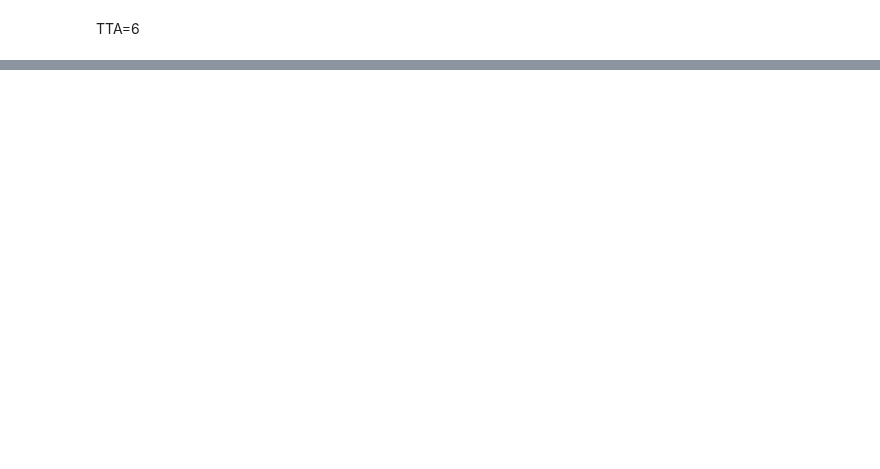
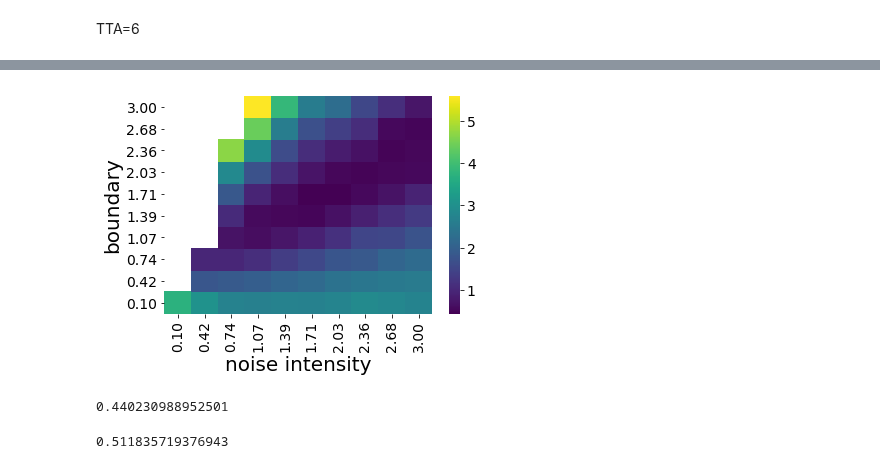
Before and after one commit to cherepaha/evidence_accumulation_in_gap_acceptance, a Jupyter notebook: modeling_first_look.ipynb, the cells around one changed output, grey strips where cells are left out. Saved outputs shown, nothing was run; the diff lists cells and outputs as text; code cells hidden in the pictures; blank space fills up the shorter version.

```diff
--- a/modeling_first_look.ipynb
+++ b/modeling_first_look.ipynb
@@ -105,0 +150,34 @@ axes = plot_ddm_traces(sim_data_6)
+# %%
+def model_error_ml(sim_measures, exp_measures):
+    # TODO: maximum likelihood fitting
+    pass
+
+def model_error_chi_sq(sim_measures, exp_measures):
+    # TODO: chi-squared fitting
+    pass
+
+def model_error_wls_per_condition(sim_measures, exp_measures):
+    # weighted least squares fitting, as described in Ratcliff & Tuerlinckx 2002
+    p_exp = exp_measures.is_turn_decision.mean()
+    p_model = sim_measures.is_turn_decision.mean()
+    delta_p = (p_model - p_exp)**2
+
+    rt_quantiles = [0.1, 0.3, 0.5, 0.7, 0.9]
+    rt_q_weights = [2, 2, 1, 1, 0.5]
+
+    model_rt_quantiles = sim_measures[sim_measures.is_turn_decision].RT.quantile(rt_quantiles)
+    exp_rt_quantiles = exp_measures[exp_measures.is_turn_decision].RT.quantile(rt_quantiles)
+
+    return 4*delta_p + np.dot((model_rt_quantiles-exp_rt_quantiles)**2, rt_q_weights)*p_exp
+
+def model_error_wls(sim_measures, exp_measures):
+    error = [model_error_wls_per_condition(sim_measures[sim_measures.tta_condition==tta],
+                                           exp_measures[exp_measures.tta_condition==tta]) for tta in [4, 5, 6]]
+    return sum(error)
+# %%
+def f_wls(params):
+    sim_results = get_model_sim_results(params)
+    sim_measures = (sim_results.groupby(['tta_condition', 'n']).last().reset_index()
+                    .rename(columns={'t': 'RT'}).drop(columns=['n', 'x', 'd']))
+    exp_measures = pd.read_csv('measures.csv')
+    return model_error_wls(sim_measures, exp_measures)
@@ -105,0 +191,2 @@ axes = plot_ddm_traces(sim_data_6)
+# %%
+brute_res = optimize.brute(f_wls, ranges=((0.1, 3), (0.1, 3)), Ns=10, full_output=True, finish=optimize.fmin)
@@ -105,0 +216,8 @@ axes = plot_ddm_traces(sim_data_6)
+# %%
+labels = ['%.2f' % (x) for x in brute_res[2][1][0]]
+ax = sns.heatmap(brute_res[3], cmap='viridis', xticklabels=labels, yticklabels=labels)
+ax.invert_yaxis()
+ax.set_xlabel('noise intensity')
+ax.set_ylabel('boundary');
+# %% [output]
+[figure, added]
@@ -105,0 +227,8 @@ axes = plot_ddm_traces(sim_data_6)
+# %%
+print(np.nanmin(brute_res[3]))
+# %% [output]
+0.440230988952501
+# %%
+print(f_wls(params))
+# %% [output]
+0.511835719376943
```
Also changed, not shown: parts of 21 cells of this notebook, 1 other file.
